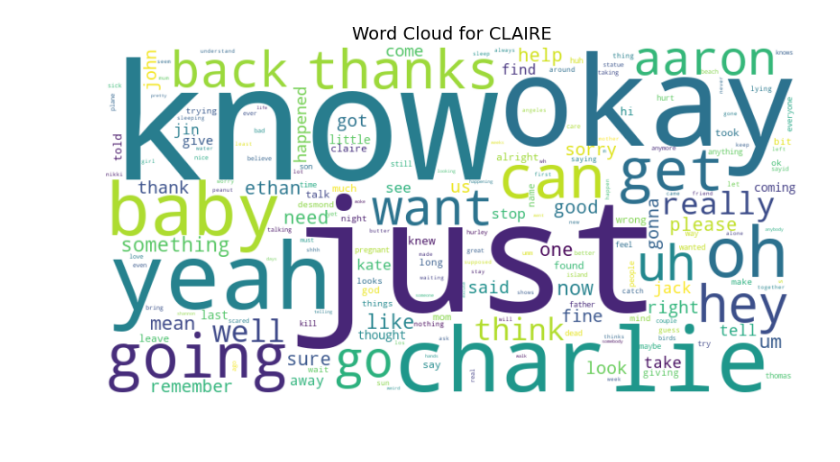
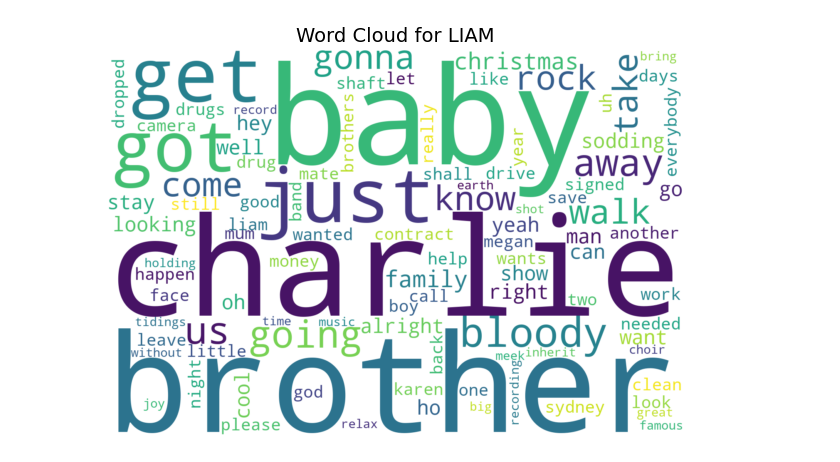
Before and after one commit to sbaxabs/Lost_word_count_sidequest, a Jupyter notebook: word_cloud_generator.ipynb, the cells around one changed output. Cells and saved outputs as stored; diff of their text form; code cells hidden in the pictures; blank space fills up the shorter version.

Commit message:
init common word clouds

```diff
--- a/word_cloud_generator.ipynb
+++ b/word_cloud_generator.ipynb
@@ -18,14 +18,15 @@ def generate_word_cloud(character):
 
     word_freq = {row["Word"]: row["Count"] for _, row in char_data_pruned.iterrows()}
 
-    wordcloud = WordCloud(width=800, height=400, background_color="white").generate_from_frequencies(word_freq)
+    wordcloud = WordCloud(width=1500, height=1000, background_color="white", max_words=100).generate_from_frequencies(word_freq)
 
     plt.figure(figsize=(10, 5))
     plt.imshow(wordcloud, interpolation="bilinear")
     plt.axis("off")
     plt.title(f"Word Cloud for {character}", fontsize=14)
+    plt.savefig(f"Premade WordClouds/{character}.png")
     plt.show()
 # %%
-generate_word_cloud("CLAIRE")
+generate_word_cloud("LIAM")
 # %% [output]
-[figure, old version]
+[figure, new version]
```
Also changed, not shown: 15 other files.
